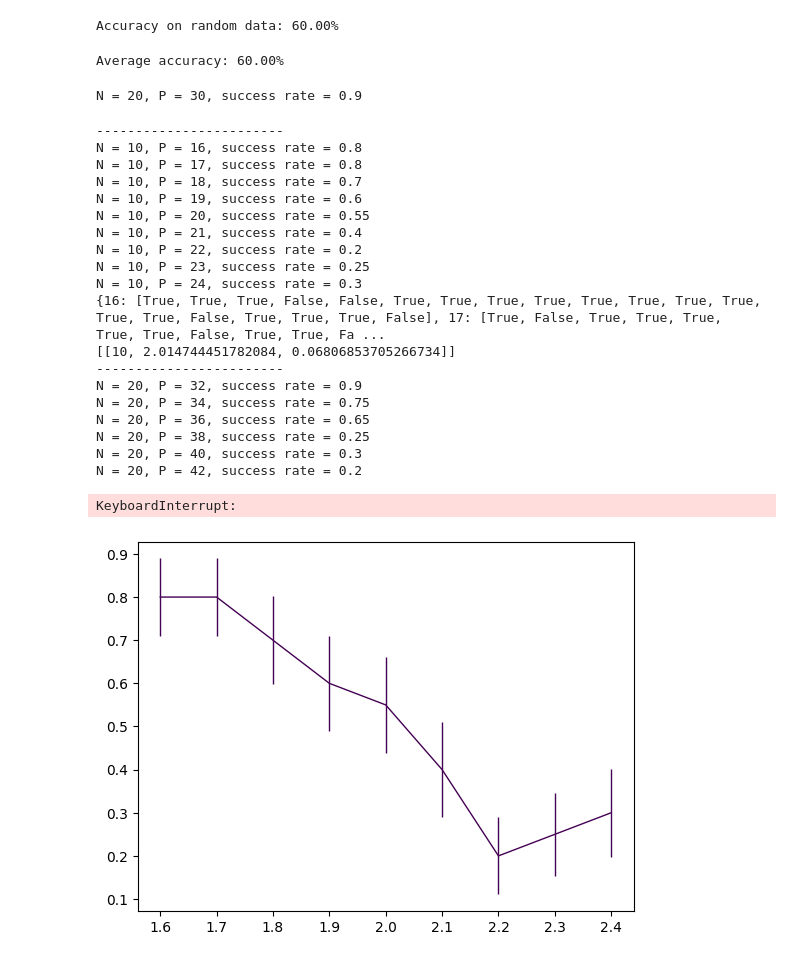
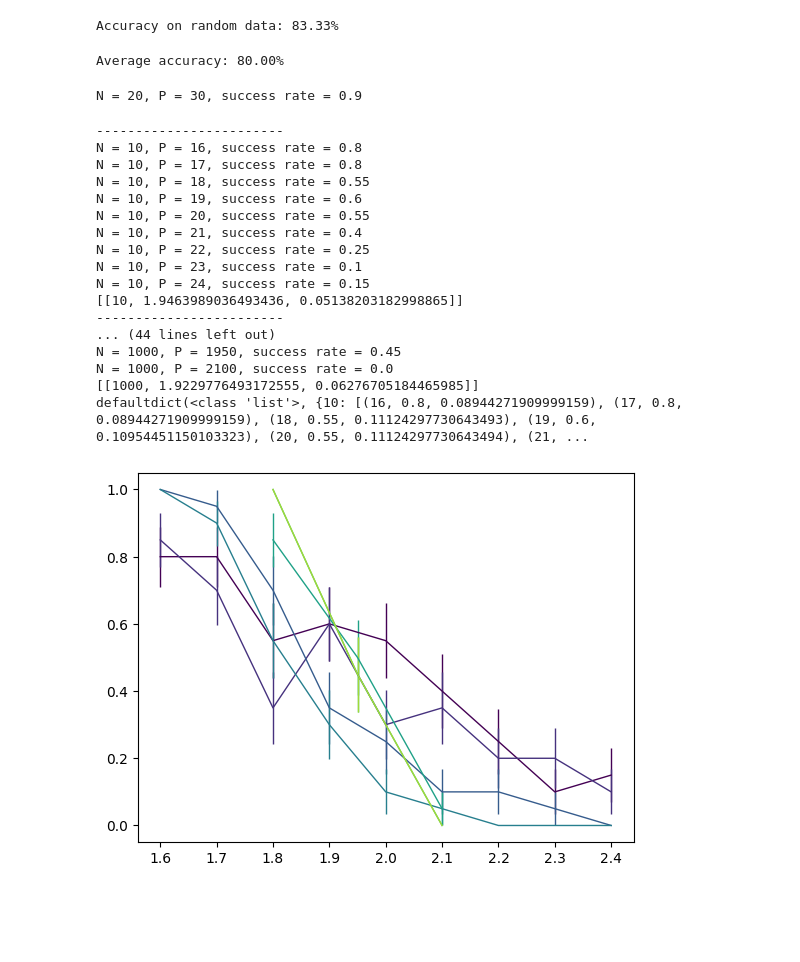
Before and after one commit to london-and-tequila/parallel_synapse_capacity, a Jupyter notebook: perceptron_capacity.ipynb, the cells around one changed output. Cells and saved outputs as stored; diff of their text form; code cells hidden in the pictures; blank space fills up the shorter version.

```diff
--- a/perceptron_capacity.ipynb
+++ b/perceptron_capacity.ipynb
@@ -1,5 +1,12 @@
 # %%
+# plot capacity
+import pickle
+import random
+from collections import defaultdict
+
+import matplotlib.pyplot as plt
 import numpy as np
+from sklearn.linear_model import LogisticRegression
 
 
 # Function to generate random patterns and labels
@@ -12,7 +19,7 @@ def generate_random_data(num_samples, num_features):
 
 # Perceptron model
 class Perceptron:
-    def __init__(self, num_features, learning_rate=0.1, max_epochs=500):
+    def __init__(self, num_features, learning_rate=0.005, max_epochs=500):
         self.weights = np.zeros(num_features)
         self.bias = 0
         self.learning_rate = learning_rate
@@ -61,7 +68,7 @@ perceptron.fit(X, y)
 accuracy = perceptron.score(X, y)
 print(f"Accuracy on random data: {accuracy * 100:.2f}%")
 # %% [output]
-Accuracy on random data: 60.00%
+Accuracy on random data: 83.33%
 # %%
 class TrainPerceptron:
     def __init__(self, num_samples, num_features):
@@ -85,7 +92,7 @@ for _ in range(repeat):
     average_accuracy.append((accuracy == 1))
 print(f"Average accuracy: {np.mean(average_accuracy) * 100:.2f}%")
 # %% [output]
-Average accuracy: 60.00%
+Average accuracy: 80.00%
 # %%
 def get_success_rate(num_samples=20, num_features=10, repeat=20):
     average_accuracy = []
@@ -114,14 +121,6 @@ print(
 # %% [output]
 N = 20, P = 30, success rate = 0.9
 # %%
-# plot capacity
-import pickle
-import random
-from collections import defaultdict
-
-import matplotlib.pyplot as plt
-from sklearn.linear_model import LogisticRegression
-
 success_rate = defaultdict(list)
 experi = {}
 # Create color map
@@ -134,9 +133,9 @@ for N in N_values:
     if N < 200:
         min_N, max_N, step = int(N * 1.6), int(N * 2.4) + 1, int(N * 0.1)
     elif N < 500:
-        min_N, max_N, step = int(N * 1.8), int(N * 2.2) + 1, int(N * 0.2)
+        min_N, max_N, step = int(N * 1.8), int(N * 2.1) + 1, int(N * 0.15)
     else:
-        min_N, max_N, step = int(N * 1.9), int(N * 2.1) + 1, int(N * 0.1)
+        min_N, max_N, step = int(N * 1.8), int(N * 2.1) + 1, int(N * 0.15)
     for P in range(min_N, max_N, step):
         ave_success_rate, std_success_rate, exp = get_success_rate(
             num_samples=P, num_features=N
@@ -185,47 +184,44 @@ for N in N_values:
         yerr=[
             np.std(np.array(experi[N][P])) / np.sqrt(len(experi[N][P]))
             for P in experi[N]
         ],
         label="N=" + str(N),
         linewidth=1,
         color=colors[N],
     )
     print(capacity)
     with open("perceptron_capacity.pkl", "wb") as f:
         pickle.dump(capacity, f)
 
     # plt.errorbar(
     #     [np.array(psedoC).mean()],
     #     [0.5],
     #     xerr=np.array(psedoC).std(),
     #     fmt="o",
     #     linewidth=2,
     #     capsize=2,
     #     color=colors[N],
     # )
 print(success_rate)
 # %% [output]
 ------------------------
 N = 10, P = 16, success rate = 0.8
 N = 10, P = 17, success rate = 0.8
-N = 10, P = 18, success rate = 0.7
+N = 10, P = 18, success rate = 0.55
 N = 10, P = 19, success rate = 0.6
 N = 10, P = 20, success rate = 0.55
 N = 10, P = 21, success rate = 0.4
-N = 10, P = 22, success rate = 0.2
-N = 10, P = 23, success rate = 0.25
-N = 10, P = 24, success rate = 0.3
-{16: [True, True, True, False, False, True, True, True, True, True, True, True, True, True, True, False, True, True, True, False], 17: [True, False, True, True, True, True, True, False, True, True, Fa ...
-[[10, 2.014744451782084, 0.06806853705266734]]
+N = 10, P = 22, success rate = 0.25
+N = 10, P = 23, success rate = 0.1
+N = 10, P = 24, success rate = 0.15
+[[10, 1.9463989036493436, 0.05138203182998865]]
 ------------------------
-N = 20, P = 32, success rate = 0.9
-N = 20, P = 34, success rate = 0.75
-N = 20, P = 36, success rate = 0.65
-N = 20, P = 38, success rate = 0.25
-N = 20, P = 40, success rate = 0.3
-N = 20, P = 42, success rate = 0.2
+... (44 lines left out)
+N = 1000, P = 1950, success rate = 0.45
+N = 1000, P = 2100, success rate = 0.0
+[[1000, 1.9229776493172555, 0.06276705184465985]]
+defaultdict(<class 'list'>, {10: [(16, 0.8, 0.08944271909999159), (17, 0.8, 0.08944271909999159), (18, 0.55, 0.11124297730643493), (19, 0.6, 0.10954451150103323), (20, 0.55, 0.11124297730643494), (21, ...
-KeyboardInterrupt:
-[figure, old version]
+[figure, new version]
 # %%
 # plot capacity
 import matplotlib.pyplot as plt
```
Also changed, not shown: parts of 5 cells of this notebook, 1 other file.
